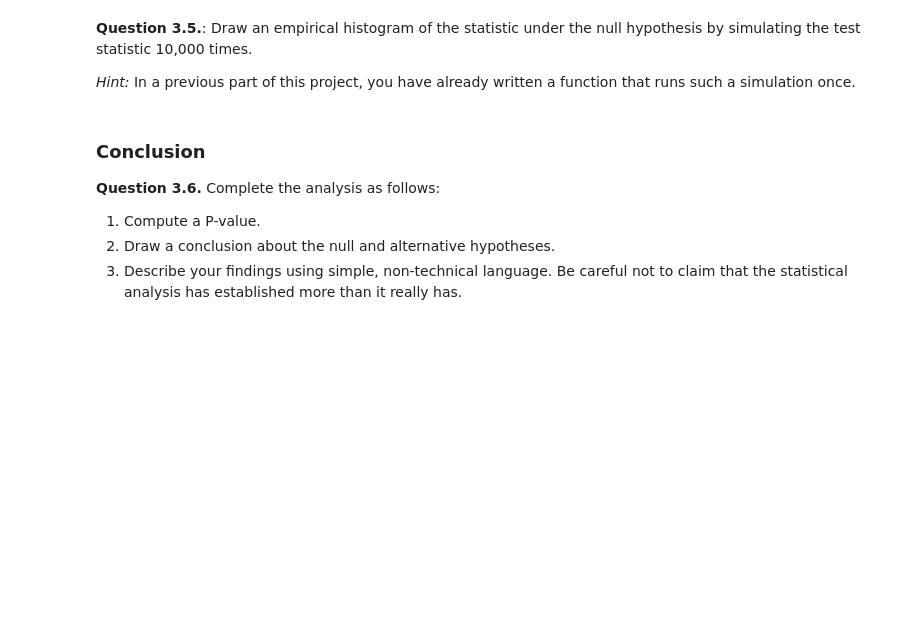
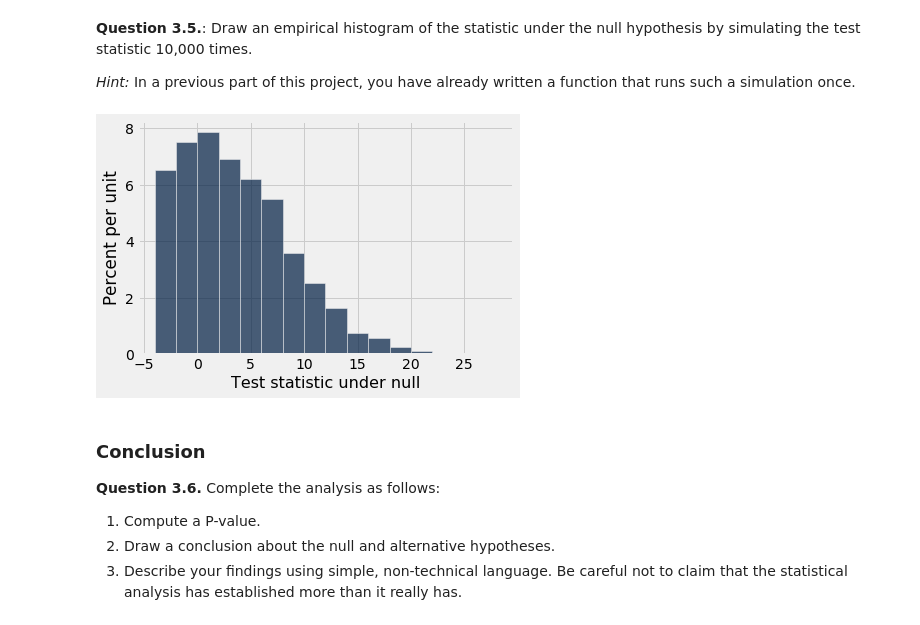
Before and after one commit to ferpart/data_science, a Jupyter notebook: projects/project2/project2.ipynb, the cells around one changed output. Saved outputs shown, nothing was run; the diff lists cells and outputs as text; code cells hidden in the pictures; blank space fills up the shorter version.

```diff
--- a/projects/project2/project2.ipynb
+++ b/projects/project2/project2.ipynb
@@ -513,0 +532,3 @@ death_penalty_murder_rates
+# %%
+death_penalty_murder_rates = murder_rates.where('State', are.contained_in(death_penalty.where(1, True).column(0)))
+death_penalty_murder_rates
@@ -520,0 +552,17 @@ print('Test statistic from 1971 to 1973:', test_stat_72)
+# %%
+def change(col):
+    arr = []
+    n = len(col)
+    for i in range(1, n, 2):
+        arr.append(col[i] - col[i - 1])
+    inc = len([True for k in arr if k > 0])
+    dec = len([True for k in arr if k < 0])
+    return inc - dec
+
+t = death_penalty_murder_rates.where('Year', are.equal_to(1971))
+t = t.drop('Population')
+t = t.append(death_penalty_murder_rates.where('Year', are.equal_to(1973)))
+t = t.drop('Population').sort('State')
+
+test_stat_72 = change(t.column('Murder Rate'))
+print('Test statistic from 1971 to 1973:', test_stat_72)
@@ -527,8 +577,10 @@ Look at the data (or perhaps a random sample) to verify that your answer is corr
 # %%
 samples = make_array()
 for i in np.arange(10000):
-    samples = ...
+    samples = np.append(samples, simulate_under_null(test_stat_72))
 Table().with_column('Test statistic under null', samples).hist(bins=np.arange(-4, 28+2, 2))
+# %% [output]
+[figure, added]
 # %% [markdown]
 ### Conclusion
 **Question 3.6.** Complete the analysis as follows:
```
Also changed, not shown: parts of 36 cells of this notebook.
